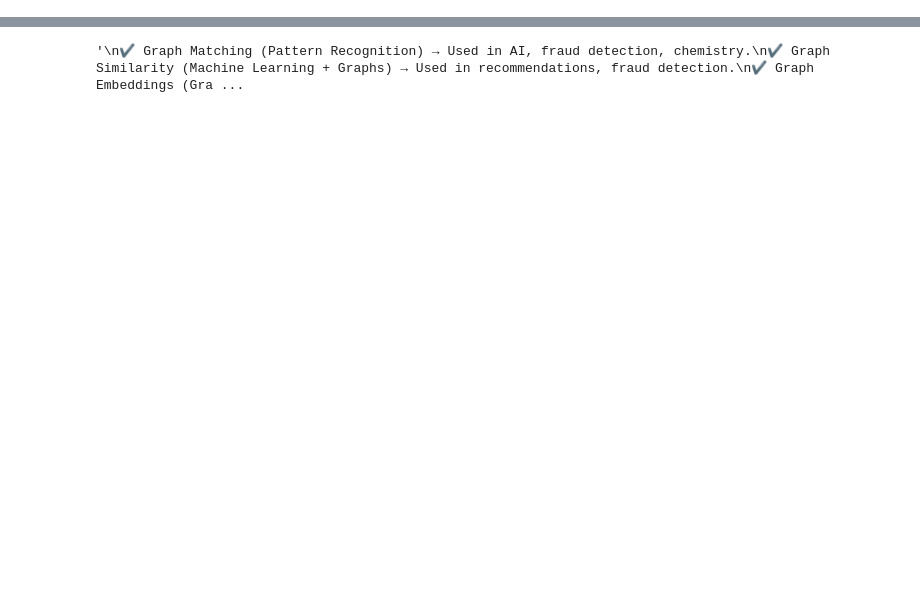
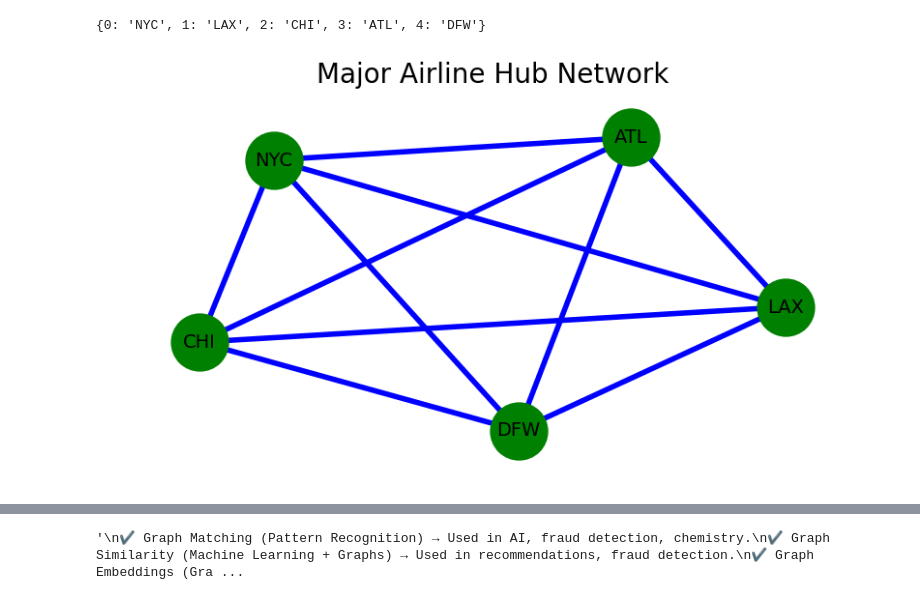
Before and after one commit to XinYangMTSU/XinYangMTSU.github.io, a Jupyter notebook: 3080/Demo/graphDemo.ipynb, the cells around one changed output, grey strips where cells are left out. Saved outputs shown, nothing was run; the diff lists cells and outputs as text; code cells hidden in the pictures; blank space fills up the shorter version.

```diff
--- a/3080/Demo/graphDemo.ipynb
+++ b/3080/Demo/graphDemo.ipynb
@@ -4,0 +77,29 @@
+# %%
+# Create a complete graph for airline hubs
+
+hubs = ["NYC", "LAX", "CHI", "ATL", "DFW"]
+G = nx.complete_graph(len(hubs))
+
+# Relabel nodes with airport codes
+# Renames nodes in the graph G based on the provided mapping.
+# {i: hubs[i] for i in range(len(hubs))} → Creates a dictionary that maps numeric node labels (0,1,2,...) to airport codes
+# Nodes originally labeled as 0,1,2,3,4 are renamed to JFK, LAX, ORD, ATL, DFW.
+# G = nx.relabel_nodes(G, {i: hubs[i] for i in range(len(hubs))})
+
+mapping = {i: hubs[i] for i in range(len(hubs))}
+print(mapping)
+
+G = nx.relabel_nodes(G,mapping)
+#G = nx.relabel_nodes(G, {0: "JFK", 1:"LAX", 2:"CHI", 3:"ATL", 4:"DFW"})
+
+# Draw the airline hub network
+plt.figure(figsize=(8,4))
+nx.draw(G, with_labels=True, node_size=1800, node_color="green",
+        edge_color="blue", width=4, font_size=14)
+# Add margins to prevent nodes from being cut off
+plt.margins(0.1)  # Increase margins by 10%
+plt.title("Major Airline Hub Network", fontsize=20)
+plt.show()
+# %% [output]
+{0: 'NYC', 1: 'LAX', 2: 'CHI', 3: 'ATL', 4: 'DFW'}
+[figure, added]
```
Also changed, not shown: parts of 15 cells of this notebook, 1 other file.
